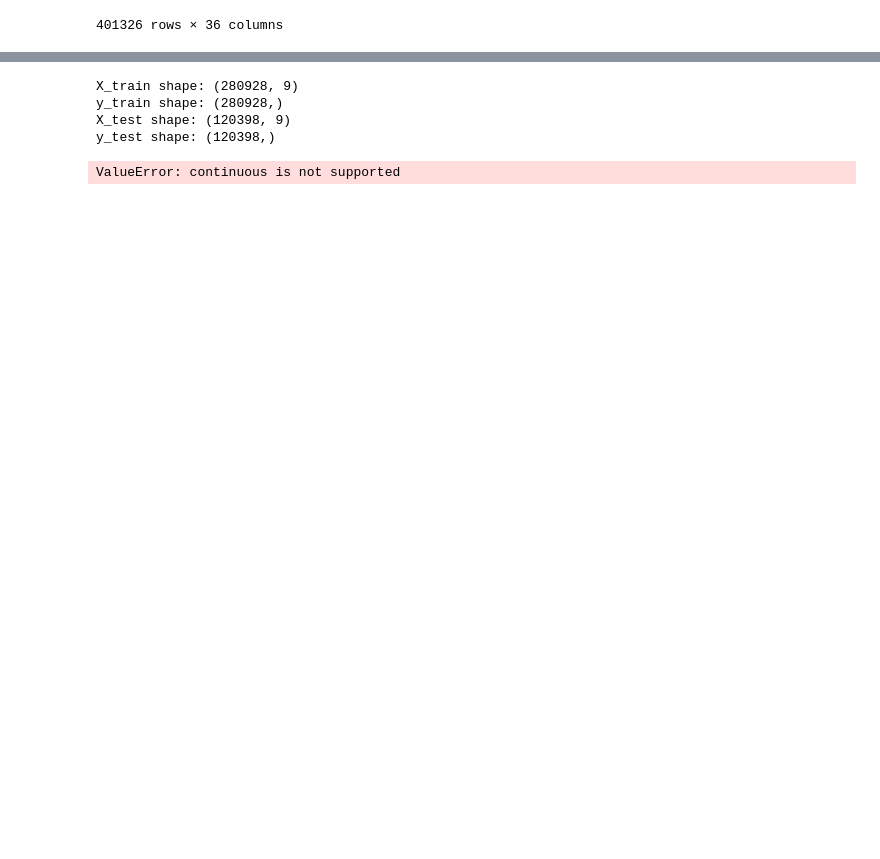
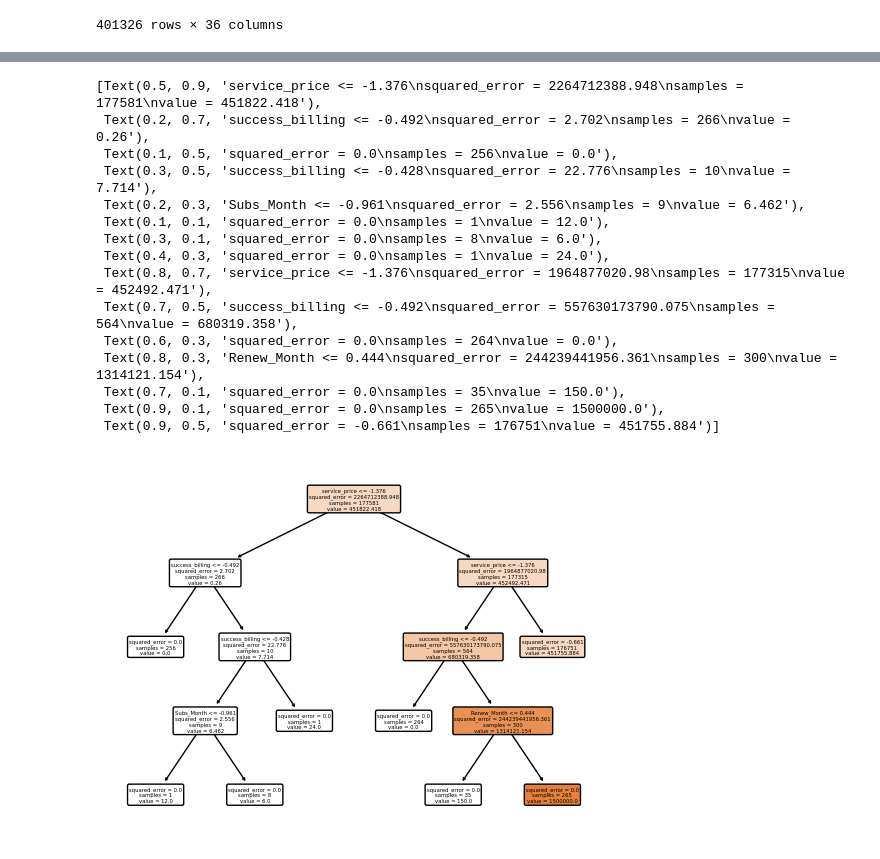
Before and after one commit to TaigahG/FODS-FinalProject, a Jupyter notebook: models.ipynb, the cells around one changed output, grey strips where cells are left out. Drawn from its saved outputs; the diff is of its cells as text; code cells hidden in the pictures; blank space fills up the shorter version.

```diff
--- a/models.ipynb
+++ b/models.ipynb
@@ -448,10 +440,11 @@ R-squared (R2) Score: 1.0
 # %%
 from sklearn.ensemble import RandomForestRegressor
-# from sklearn.tree import plot_tree
-# from sklearn.inspection import plot_partial_dependence
+from sklearn.tree import plot_tree
 
 
-
+Scaler = StandardScaler()
+X_train = Scaler.fit_transform(X_train)
+X_test = Scaler.transform(X_test)
 
 regressor = RandomForestRegressor(n_estimators=100, random_state=0)
 regressor.fit(X_train, y_train)
@@ -461,16 +454,9 @@ mse = mean_squared_error(y_test, y_pred)
 r2 = r2_score(y_test, y_pred)
 
 
-
-# Print the regression metrics
 print("Mean Squared Error (MSE): ", mse)
 print("R-squared (R2) Score: ", r2)
 
 
-
-# Visualize partial dependence plots
-# fig, ax = plt.subplots(figsize=(12, 8))
-# plot_partial_dependence(regressor, X_train, features=[0, 1], ax=ax)
-# plt.suptitle('Partial dependence plots for Random Forest Regression')
-# plt.show()
+plot_tree(regressor.estimators_[0], filled=True, rounded=True, feature_names=X.columns)
 # %% [output]
@@ -479,10 +465,16 @@ R-squared (R2) Score:  0.9999999999999847
+[Text(0.5, 0.9, 'service_price <= -1.376\nsquared_error = 2264712388.948\nsamples = 177581\nvalue = 451822.418'),
+ Text(0.2, 0.7, 'success_billing <= -0.492\nsquared_error = 2.702\nsamples = 266\nvalue = 0.26'),
+ Text(0.1, 0.5, 'squared_error = 0.0\nsamples = 256\nvalue = 0.0'),
+ Text(0.3, 0.5, 'success_billing <= -0.428\nsquared_error = 22.776\nsamples = 10\nvalue = 7.714'),
+ Text(0.2, 0.3, 'Subs_Month <= -0.961\nsquared_error = 2.556\nsamples = 9\nvalue = 6.462'),
+ Text(0.1, 0.1, 'squared_error = 0.0\nsamples = 1\nvalue = 12.0'),
+ Text(0.3, 0.1, 'squared_error = 0.0\nsamples = 8\nvalue = 6.0'),
+ Text(0.4, 0.3, 'squared_error = 0.0\nsamples = 1\nvalue = 24.0'),
+ Text(0.8, 0.7, 'service_price <= -1.376\nsquared_error = 1964877020.98\nsamples = 177315\nvalue = 452492.471'),
+ Text(0.7, 0.5, 'success_billing <= -0.492\nsquared_error = 557630173790.075\nsamples = 564\nvalue = 680319.358'),
+ Text(0.6, 0.3, 'squared_error = 0.0\nsamples = 264\nvalue = 0.0'),
+ Text(0.8, 0.3, 'Renew_Month <= 0.444\nsquared_error = 244239441956.361\nsamples = 300\nvalue = 1314121.154'),
+ Text(0.7, 0.1, 'squared_error = 0.0\nsamples = 35\nvalue = 150.0'),
+ Text(0.9, 0.1, 'squared_error = 0.0\nsamples = 265\nvalue = 1500000.0'),
+ Text(0.9, 0.5, 'squared_error = -0.661\nsamples = 176751\nvalue = 451755.884')]
+[figure, added]
-# %%
-print("X_train shape:", X_train.shape)
-print("y_train shape:", y_train.shape)
-print("X_test shape:", X_test.shape)
-print("y_test shape:", y_test.shape)
-# %% [output]
-X_train shape: (280928, 9)
-y_train shape: (280928,)
-X_test shape: (120398, 9)
-y_test shape: (120398,)
@@ -529,13 +480,0 @@ y_test shape: (120398,)
-# %%
-linreg = LinearRegression()
-linreg = linreg.fit(X_train, y_train)
-
-y_pred = linreg.predict(X_test)
-acc = accuracy_score(y_test, y_pred)
-# prec = precision_score(y_test, y_pred)
-report = classification_report(y_test,y_pred)
-
-print(acc)
-print(report)
-# %% [output]
-ValueError: continuous is not supported
```
Also changed, not shown: parts of 13 cells of this notebook.
